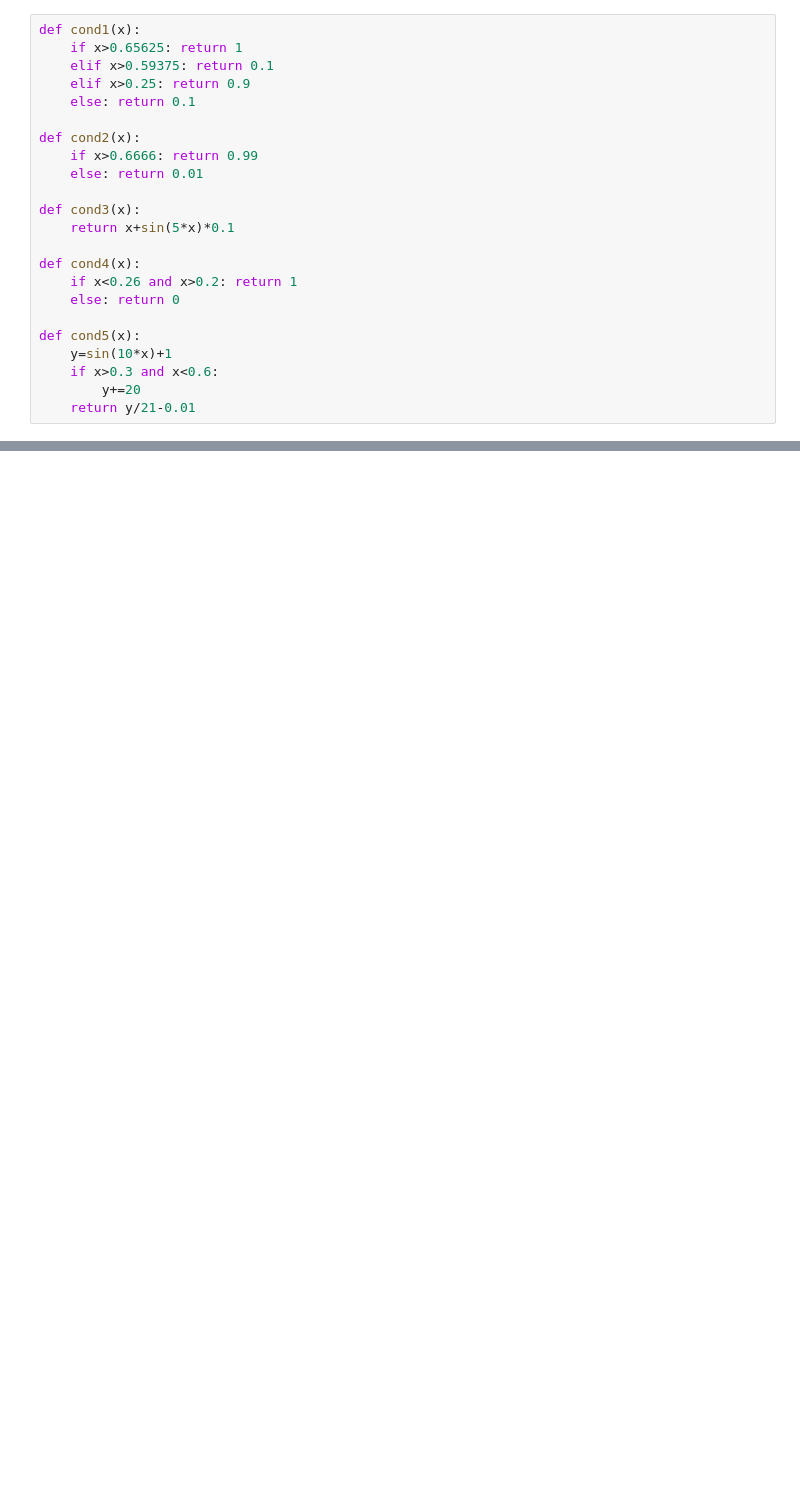
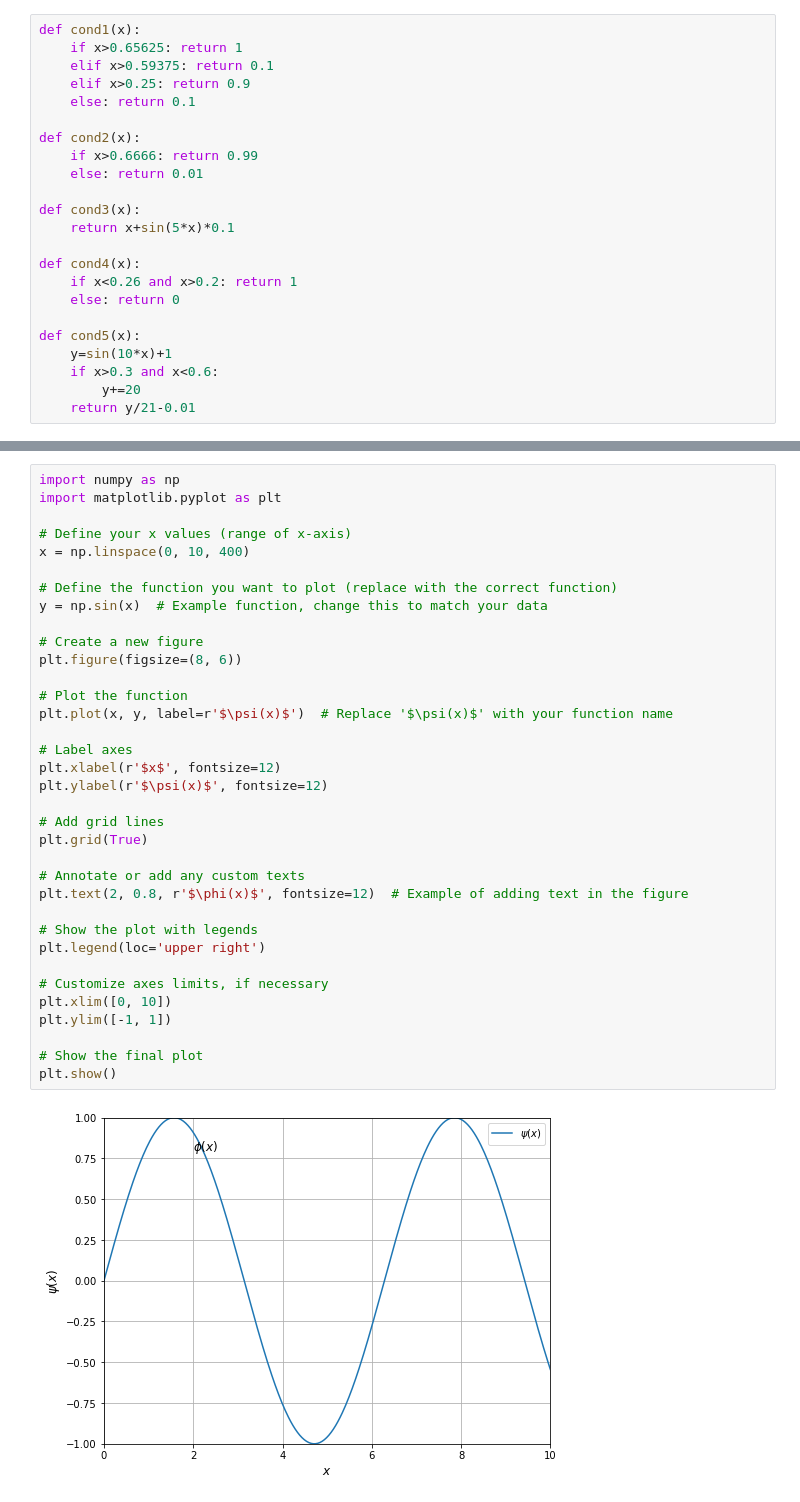
Before and after one commit to yoavfreund/Active-k-nearest-neighbor, a Jupyter notebook: AISTAT25/figures/Figures.ipynb, the cells around one changed output, grey strips where cells are left out. Drawn from its saved outputs; the diff is of its cells as text; blank space fills up the shorter version.

```diff
--- a/AISTAT25/figures/Figures.ipynb
+++ b/AISTAT25/figures/Figures.ipynb
@@ -68,0 +74,37 @@ legend(fontsize=16)
+# %%
+import numpy as np
+import matplotlib.pyplot as plt
+
+# Define your x values (range of x-axis)
+x = np.linspace(0, 10, 400)
+
+# Define the function you want to plot (replace with the correct function)
+y = np.sin(x)  # Example function, change this to match your data
+
+# Create a new figure
+plt.figure(figsize=(8, 6))
+
+# Plot the function
+plt.plot(x, y, label=r'$\psi(x)$')  # Replace '$\psi(x)$' with your function name
+
+# Label axes
+plt.xlabel(r'$x$', fontsize=12)
+plt.ylabel(r'$\psi(x)$', fontsize=12)
+
+# Add grid lines
+plt.grid(True)
+
+# Annotate or add any custom texts
+plt.text(2, 0.8, r'$\phi(x)$', fontsize=12)  # Example of adding text in the figure
+
+# Show the plot with legends
+plt.legend(loc='upper right')
+
+# Customize axes limits, if necessary
+plt.xlim([0, 10])
+plt.ylim([-1, 1])
+
+# Show the final plot
+plt.show()
+# %% [output]
+[figure, added]
```
Also changed, not shown: parts of 3 cells of this notebook, 3 other files.
